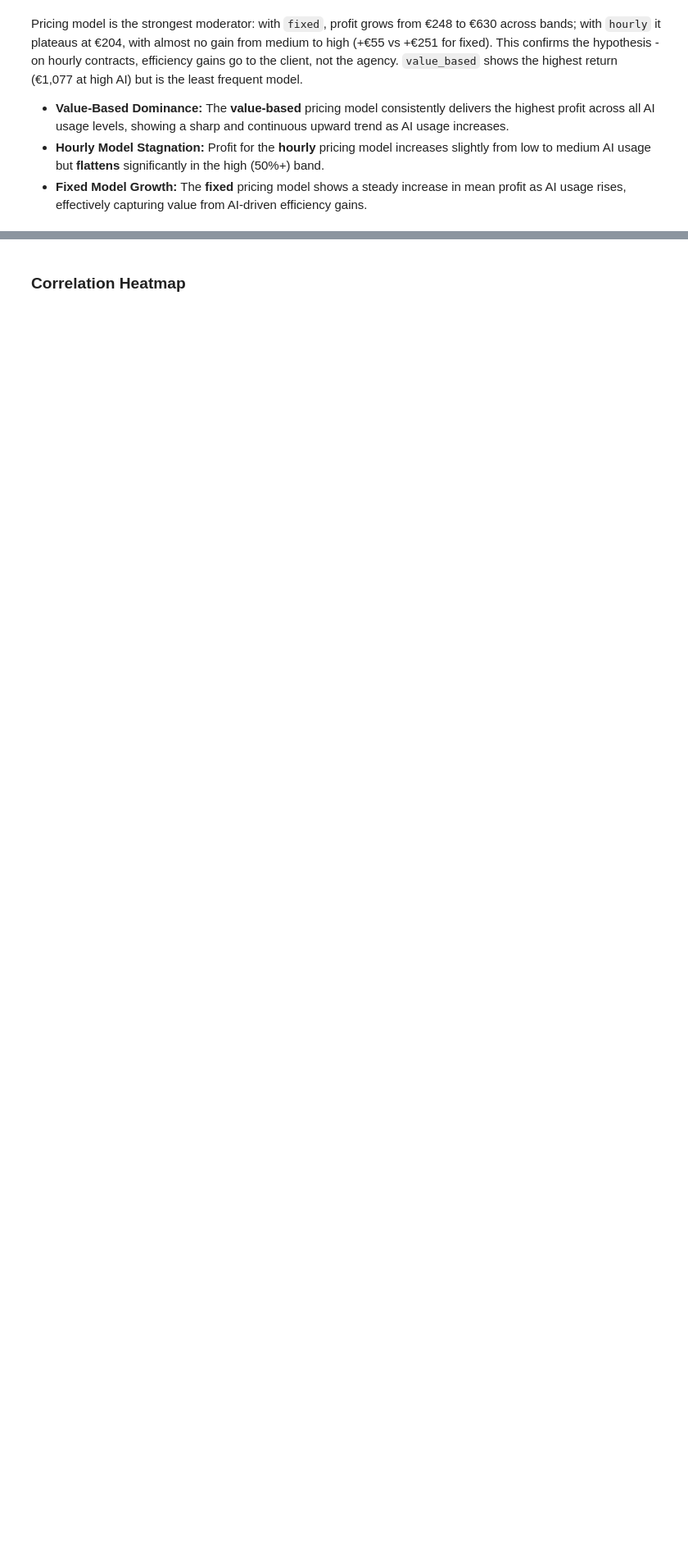
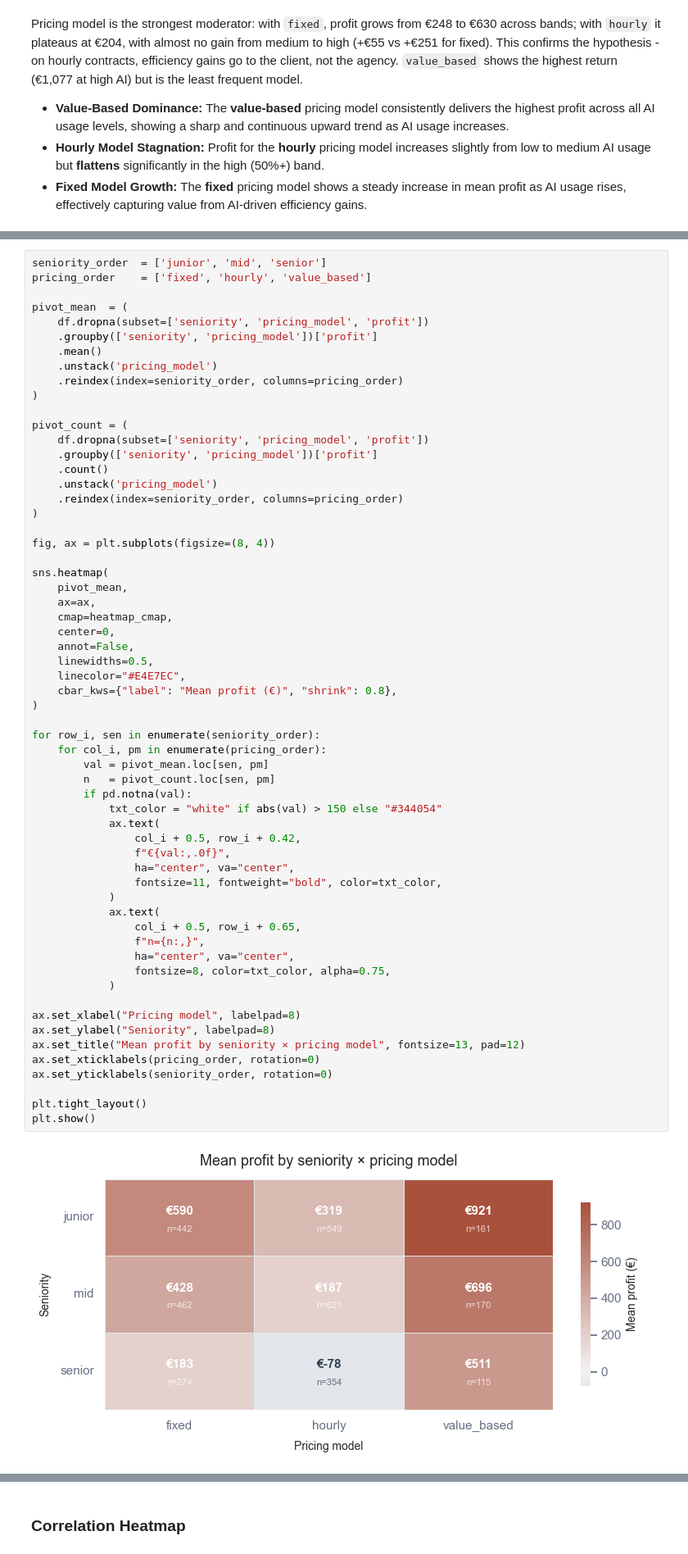
Before and after one commit to tabbba/Machine-Learning-810161, a Jupyter notebook: eda.ipynb, the cells around one changed output, grey strips where cells are left out. Shown at 82% size. Saved outputs shown, nothing was run; the diff lists cells and outputs as text; blank space fills up the shorter version.

```diff
--- a/eda.ipynb
+++ b/eda.ipynb
@@ -757,0 +763,62 @@ Pricing model is the strongest moderator: with `fixed`, profit grows from €248
+# %%
+seniority_order  = ['junior', 'mid', 'senior']
+pricing_order    = ['fixed', 'hourly', 'value_based']
+
+pivot_mean  = (
+    df.dropna(subset=['seniority', 'pricing_model', 'profit'])
+    .groupby(['seniority', 'pricing_model'])['profit']
+    .mean()
+    .unstack('pricing_model')
+    .reindex(index=seniority_order, columns=pricing_order)
+)
+
+pivot_count = (
+    df.dropna(subset=['seniority', 'pricing_model', 'profit'])
+    .groupby(['seniority', 'pricing_model'])['profit']
+    .count()
+    .unstack('pricing_model')
+    .reindex(index=seniority_order, columns=pricing_order)
+)
+
+fig, ax = plt.subplots(figsize=(8, 4))
+
+sns.heatmap(
+    pivot_mean,
+    ax=ax,
+    cmap=heatmap_cmap,
+    center=0,
+    annot=False,
+    linewidths=0.5,
+    linecolor="#E4E7EC",
+    cbar_kws={"label": "Mean profit (€)", "shrink": 0.8},
+)
+
+for row_i, sen in enumerate(seniority_order):
+    for col_i, pm in enumerate(pricing_order):
+        val = pivot_mean.loc[sen, pm]
+        n   = pivot_count.loc[sen, pm]
+        if pd.notna(val):
+            txt_color = "white" if abs(val) > 150 else "#344054"
+            ax.text(
+                col_i + 0.5, row_i + 0.42,
+                f"€{val:,.0f}",
+                ha="center", va="center",
+                fontsize=11, fontweight="bold", color=txt_color,
+            )
+            ax.text(
+                col_i + 0.5, row_i + 0.65,
+                f"n={n:,}",
+                ha="center", va="center",
+                fontsize=8, color=txt_color, alpha=0.75,
+            )
+
+ax.set_xlabel("Pricing model", labelpad=8)
+ax.set_ylabel("Seniority", labelpad=8)
+ax.set_title("Mean profit by seniority × pricing model", fontsize=13, pad=12)
+ax.set_xticklabels(pricing_order, rotation=0)
+ax.set_yticklabels(seniority_order, rotation=0)
+
+plt.tight_layout()
+plt.show()
+# %% [output]
+[figure, added]
```
Also changed, not shown: parts of 3 cells of this notebook, 1 other file.
